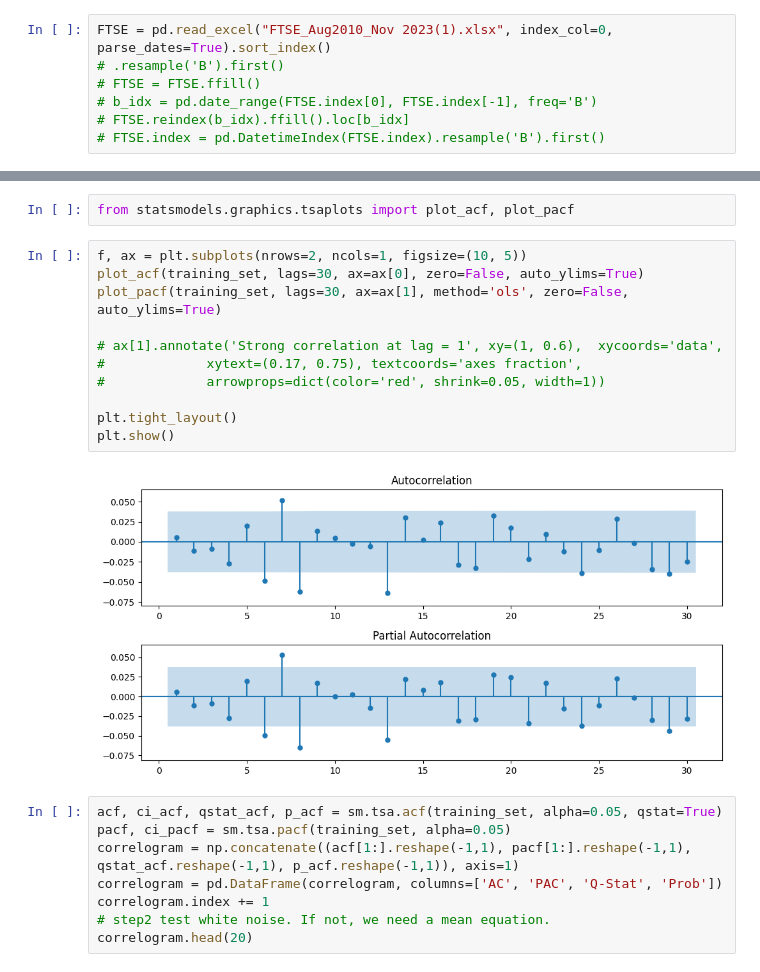
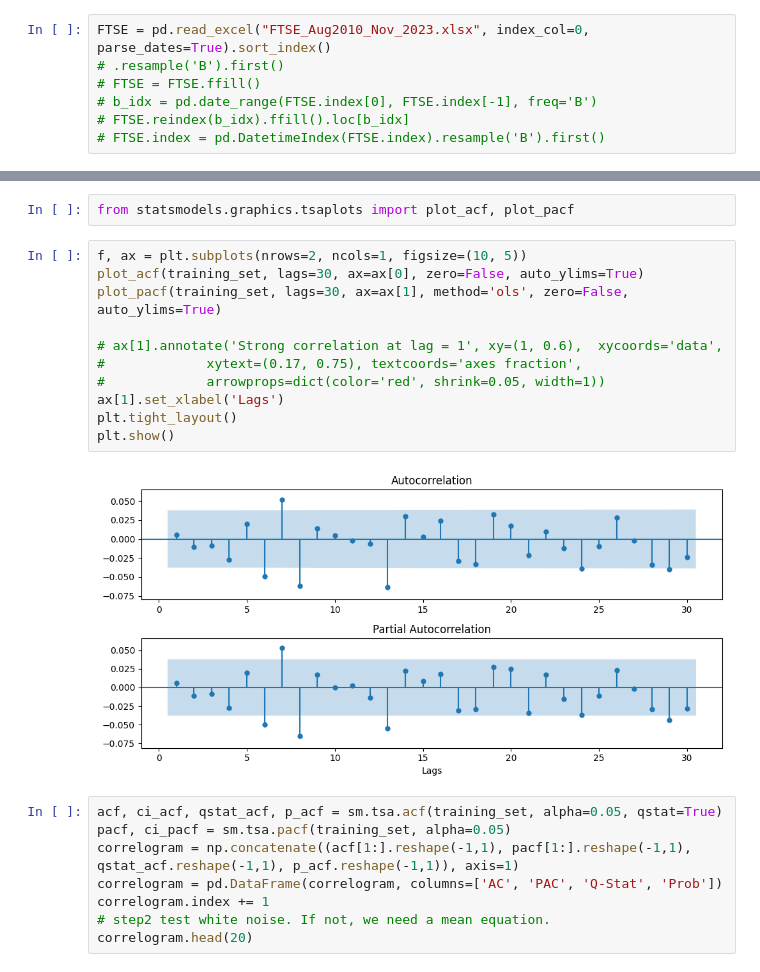
Before and after one commit to laic0022/FN6811-Financial-Time-Series-Analysis, a Jupyter notebook: FTSE_analysis.ipynb, the cells around one changed output, grey strips where cells are left out. Cells and saved outputs as stored; diff of their text form.

```diff
--- a/FTSE_analysis.ipynb
+++ b/FTSE_analysis.ipynb
@@ -4,7 +4,7 @@ import numpy as np
 import matplotlib.pyplot as plt
 import statsmodels.api as sm
 # %%
-FTSE = pd.read_excel("FTSE_Aug2010_Nov 2023(1).xlsx", index_col=0, parse_dates=True).sort_index()
+FTSE = pd.read_excel("FTSE_Aug2010_Nov_2023.xlsx", index_col=0, parse_dates=True).sort_index()
 # .resample('B').first()
 # FTSE = FTSE.ffill()
 # b_idx = pd.date_range(FTSE.index[0], FTSE.index[-1], freq='B')
@@ -120,16 +128,16 @@ from statsmodels.graphics.tsaplots import plot_acf, plot_pacf
 # %%
 f, ax = plt.subplots(nrows=2, ncols=1, figsize=(10, 5))
 plot_acf(training_set, lags=30, ax=ax[0], zero=False, auto_ylims=True)
 plot_pacf(training_set, lags=30, ax=ax[1], method='ols', zero=False, auto_ylims=True)
 
 # ax[1].annotate('Strong correlation at lag = 1', xy=(1, 0.6),  xycoords='data',
 #             xytext=(0.17, 0.75), textcoords='axes fraction',
 #             arrowprops=dict(color='red', shrink=0.05, width=1))
-
+ax[1].set_xlabel('Lags')
 plt.tight_layout()
 plt.show()
 # %% [output]
-[figure, old version]
+[figure, new version]
 # %%
 acf, ci_acf, qstat_acf, p_acf = sm.tsa.acf(training_set, alpha=0.05, qstat=True)
 pacf, ci_pacf = sm.tsa.pacf(training_set, alpha=0.05)
```
Also changed, not shown: parts of 13 cells of this notebook, 3 other files.
